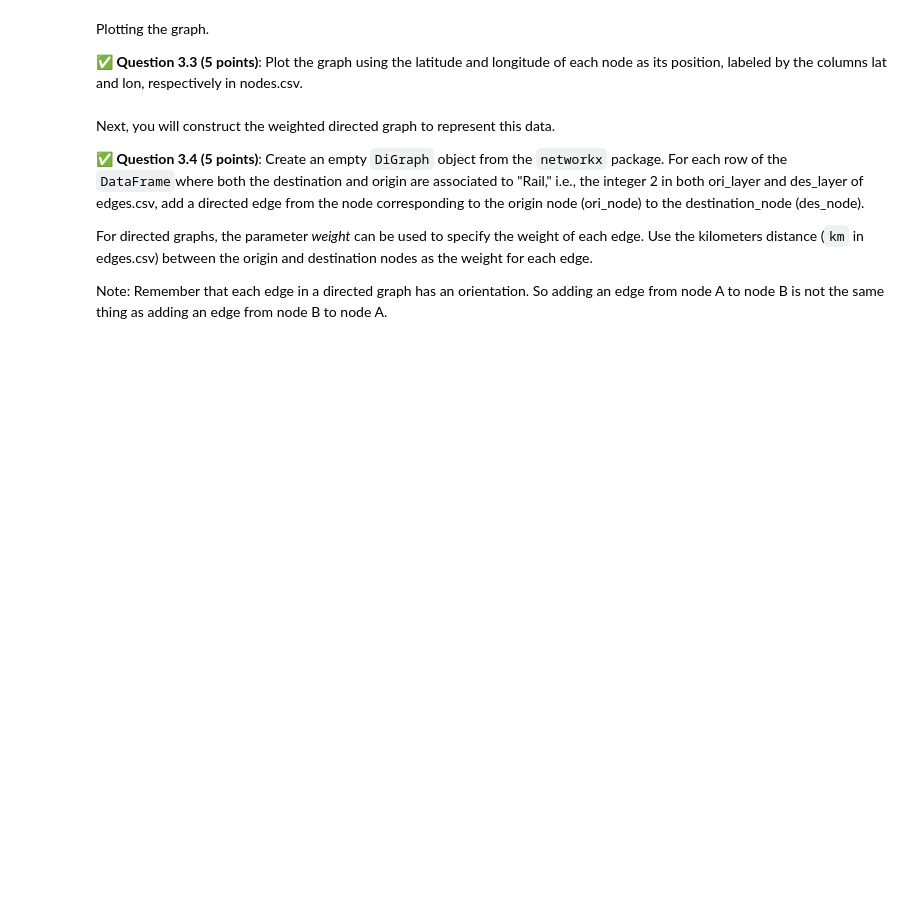
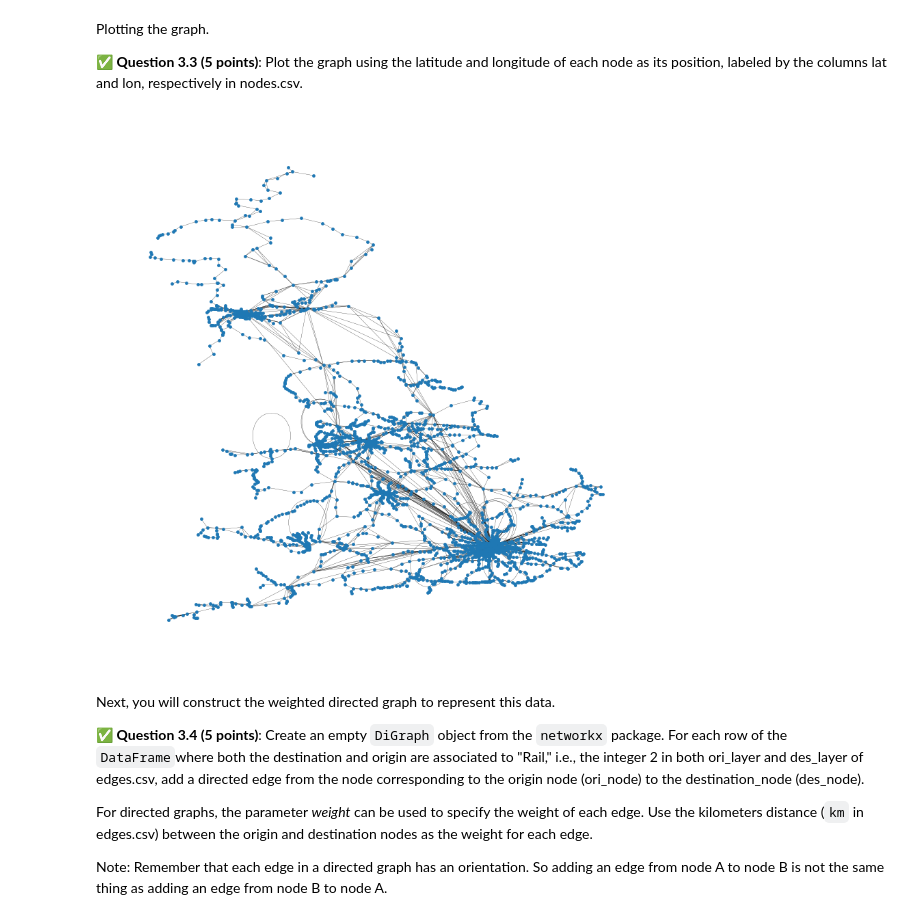
Before and after one commit to BigusMaximus/CMSE-202-Fall-2025, a Jupyter notebook: notebooks/Homeworks/hw-02/HW-02_ABMandGraphTheory-STUDENT.ipynb, the cells around one changed output. Cells and saved outputs as stored; diff of their text form; code cells hidden in the pictures; blank space fills up the shorter version.

```diff
--- a/notebooks/Homeworks/hw-02/HW-02_ABMandGraphTheory-STUDENT.ipynb
+++ b/notebooks/Homeworks/hw-02/HW-02_ABMandGraphTheory-STUDENT.ipynb
@@ -431,0 +431,6 @@ In this part of the homework, we will look at a dataset which contains the whole
+# %%
+# Your code here.
+import pandas as pd
+nodes = pd.read_csv("hw-02/Data_Release_v1.11/nodes.csv")
+edges = pd.read_csv("hw-02/Data_Release_v1.11/edges.csv")
+display(nodes.head(), nodes.tail(), edges.head(), edges.tail())
@@ -438,3 +466,11 @@ Now, you will construct a graph of the nodes (stops).
+# %%
+import networkx as nx
+G = nx.Graph()
+rail = edges[(edges["ori_layer"] == 2) & (edges["des_layer"] == 2)]
+node_ids = pd.unique(pd.concat([rail["ori_node"], rail["des_node"]], ignore_index=True))
+G.add_nodes_from(node_ids)
+for _, r in rail.iterrows():
+	G.add_edge(r["ori_node"], r["des_node"])
 # %% [markdown]
 Plotting the graph.
 
@@ -444,3 +478,18 @@ Plotting the graph.
+# %%
+lower = {c.lower(): c for c in nodes.columns}
+idcol = lower.get("id") or lower.get("node") or lower.get("stop_id") or lower.get("atcocode")
+latcol = lower["lat"]
+loncol = lower["lon"]
+node_idx = pd.Index(G.nodes())
+coords = nodes[[idcol, loncol, latcol]].drop_duplicates().set_index(idcol).reindex(node_idx)
+pos = dict(zip(node_idx, zip(coords[loncol].to_numpy(), coords[latcol].to_numpy())))
+plt.figure(figsize=(8,8))
+nx.draw(G, pos=pos, node_size=6, width=0.2, with_labels=False)
+plt.xlabel("lon")
+plt.ylabel("lat")
+plt.show()
+# %% [output]
+[figure, added]
 # %% [markdown]
 Next, you will construct the weighted directed graph to represent this data.
 
```
Also changed, not shown: parts of 13 cells of this notebook.
